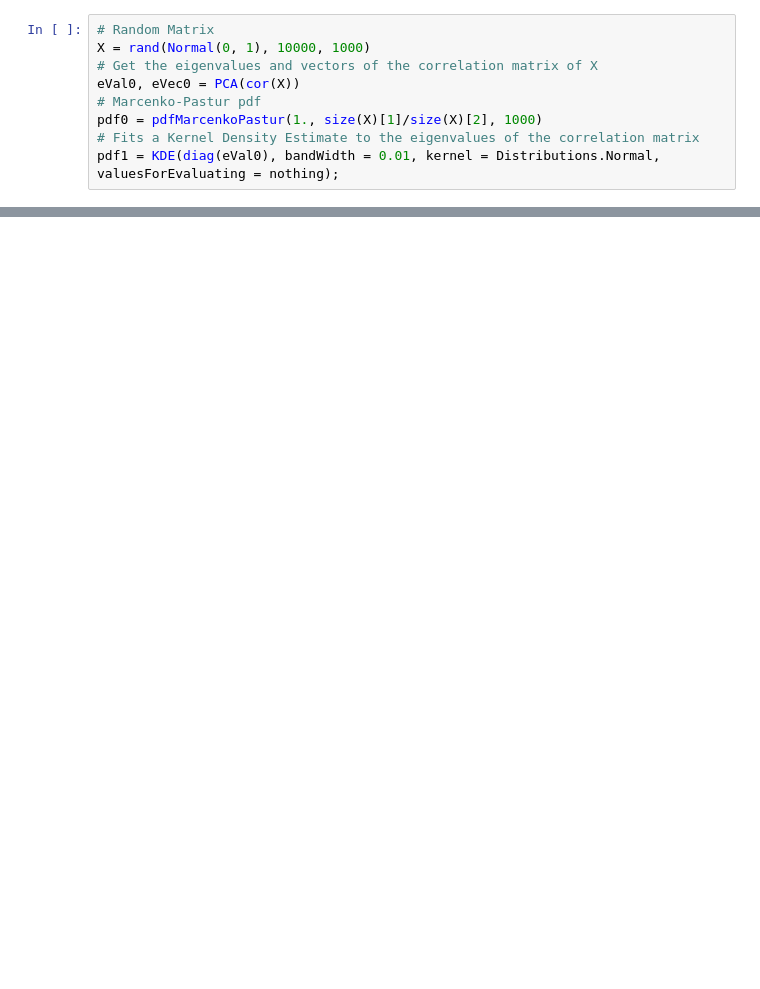
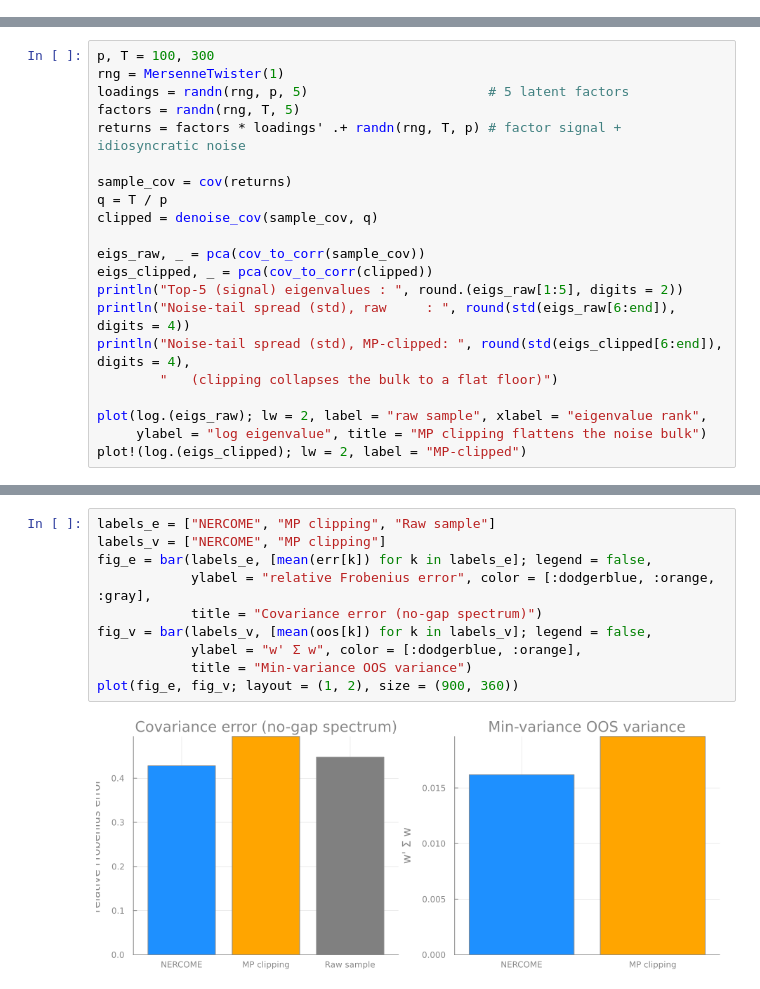
Before and after one commit to RiskLabAI/Notebooks.jl, a Jupyter notebook: Data/Denois/Denoising-jl.ipynb, the cells around one changed output, grey strips where cells are left out. Saved outputs shown, nothing was run; the diff lists cells and outputs as text; blank space fills up the shorter version.

Commit message:
Add NERCOME-vs-MP-clipping and vol-robust SADF + PELT notebook sections; modernize the legacy Julia denoising notebook to the package-API template; executed clean

```diff
--- a/Data/Denois/Denoising-jl.ipynb
+++ b/Data/Denois/Denoising-jl.ipynb
@@ -30,9 +0,0 @@ optPort
-# %%
-# Random Matrix
-X = rand(Normal(0, 1), 10000, 1000)
-# Get the eigenvalues and vectors of the correlation matrix of X
-eVal0, eVec0 = PCA(cor(X))
-# Marcenko-Pastur pdf
-pdf0 = pdfMarcenkoPastur(1., size(X)[1]/size(X)[2], 1000)
-# Fits a Kernel Density Estimate to the eigenvalues of the correlation matrix
-pdf1 = KDE(diag(eVal0), bandWidth = 0.01, kernel = Distributions.Normal, valuesForEvaluating = nothing);
@@ -153,0 +47,21 @@ println(rmsd_d)
+# %%
+p, T = 100, 300
+rng = MersenneTwister(1)
+loadings = randn(rng, p, 5)                       # 5 latent factors
+factors = randn(rng, T, 5)
+returns = factors * loadings' .+ randn(rng, T, p) # factor signal + idiosyncratic noise
+
+sample_cov = cov(returns)
+q = T / p
+clipped = denoise_cov(sample_cov, q)
+
+eigs_raw, _ = pca(cov_to_corr(sample_cov))
+eigs_clipped, _ = pca(cov_to_corr(clipped))
+println("Top-5 (signal) eigenvalues : ", round.(eigs_raw[1:5], digits = 2))
+println("Noise-tail spread (std), raw     : ", round(std(eigs_raw[6:end]), digits = 4))
+println("Noise-tail spread (std), MP-clipped: ", round(std(eigs_clipped[6:end]), digits = 4),
+        "   (clipping collapses the bulk to a flat floor)")
+
+plot(log.(eigs_raw); lw = 2, label = "raw sample", xlabel = "eigenvalue rank",
+     ylabel = "log eigenvalue", title = "MP clipping flattens the noise bulk")
+plot!(log.(eigs_clipped); lw = 2, label = "MP-clipped")
@@ -153,0 +139,12 @@ println(rmsd_d)
+# %%
+labels_e = ["NERCOME", "MP clipping", "Raw sample"]
+labels_v = ["NERCOME", "MP clipping"]
+fig_e = bar(labels_e, [mean(err[k]) for k in labels_e]; legend = false,
+            ylabel = "relative Frobenius error", color = [:dodgerblue, :orange, :gray],
+            title = "Covariance error (no-gap spectrum)")
+fig_v = bar(labels_v, [mean(oos[k]) for k in labels_v]; legend = false,
+            ylabel = "w' Σ w", color = [:dodgerblue, :orange],
+            title = "Min-variance OOS variance")
+plot(fig_e, fig_v; layout = (1, 2), size = (900, 360))
+# %% [output]
+[figure, added]
```
Also changed, not shown: parts of 38 cells of this notebook, 1 other file.
